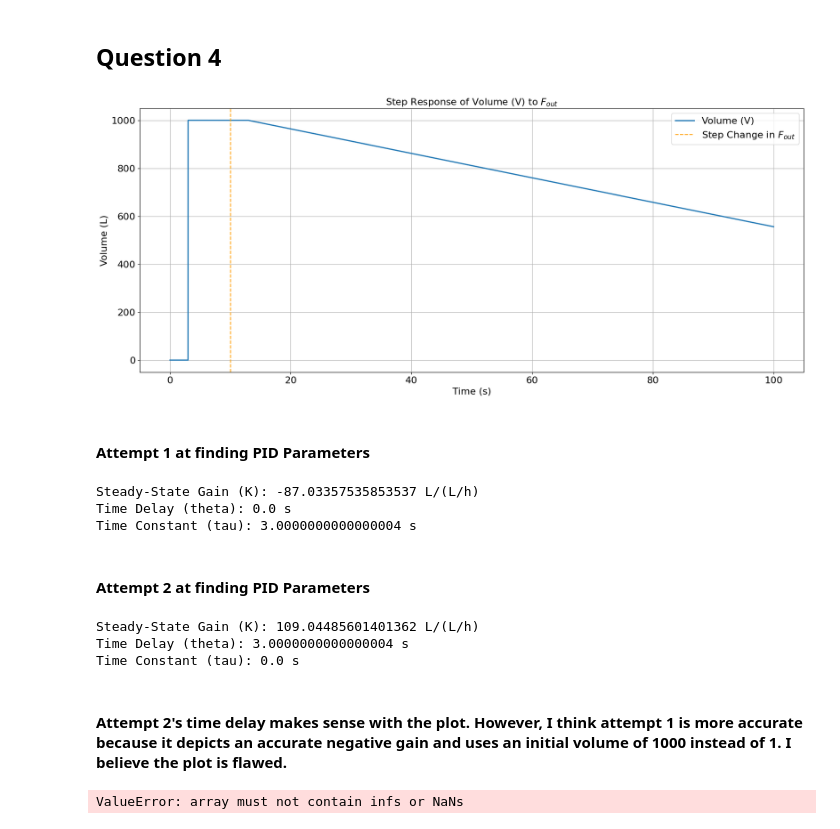
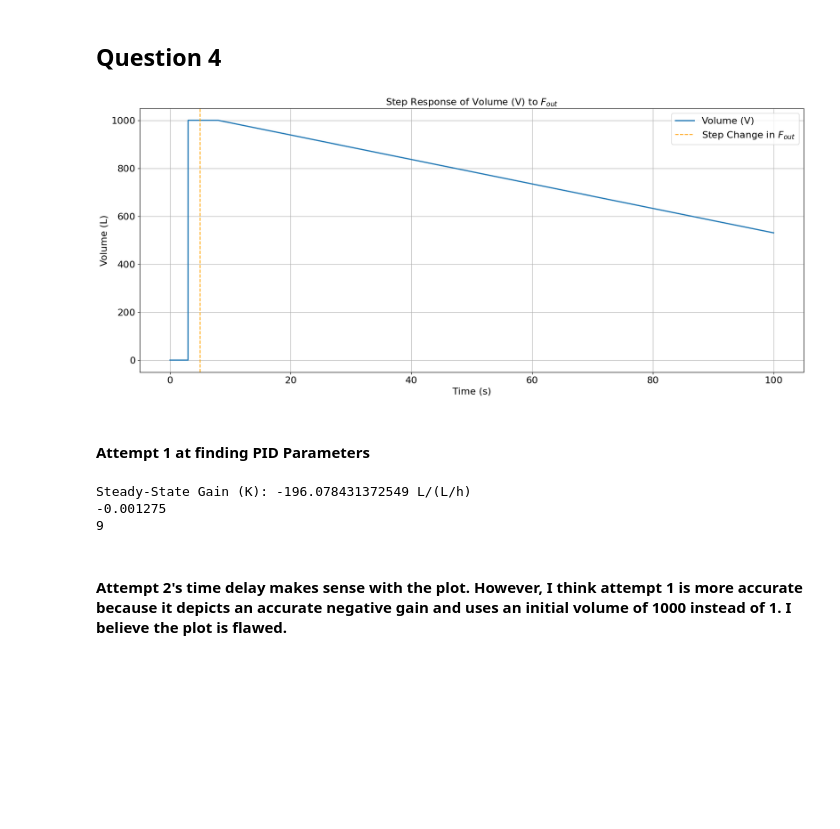
Before and after one commit to rahilisashaik/cbe_162, a Jupyter notebook: project/162_project.ipynb, the cells around one changed output. Drawn from its saved outputs; the diff is of its cells as text; code cells hidden in the pictures; blank space fills up the shorter version.

```diff
--- a/project/162_project.ipynb
+++ b/project/162_project.ipynb
@@ -364,7 +364,8 @@ Percent change in C_P for disturbance in T (-2°C): 0.53%
 # %% [markdown]
 ## Question 4
 # %%
-def dynamic_model_with_step(time, x0):
+step_index = 5
+def dynamic_model_with_step_Fe(time, x0):
     result_sp = set_point(time, x0)
     result = np.zeros((7, T_DELAY * (T_POINT - 1)))
 
@@ -376,7 +377,7 @@ def dynamic_model_with_step(time, x0):
         Vsp, Cxsp, Cpsp, Cssp, Co2sp, Tsp, Tagsp = current_output(i, result_sp)
 
         Fi = lambda t: 51
-        Fe = lambda t: 51 if t < 10 else 51 * 1.1
+        Fe = lambda t: 51 if t < step_index else 51 * 1.1
         T_in = lambda t: 25
         cS_in = lambda t: 60
         Fag = lambda t: 18
@@ -392,66 +393,50 @@ def current_output(time, result):
     return result[:, process_time:int((time + 1) * (T_POINT - 1) + 1)]
 
 t_final = 100
-t_step, result_step, result_sp_step = dynamic_model_with_step([0, t_final], x0)
+t_step, result_step, result_sp_step = dynamic_model_with_step_Fe([0, t_final], x0)
 V_step = result_step[0, :]
 # %%
 plt.figure(figsize=(20, 8))
 plt.plot(t_step, V_step, label="Volume (V)", linewidth=2)
-plt.axvline(10, color='orange', linestyle='--', label="Step Change in $F_{out}$")
+plt.axvline(step_index, color='orange', linestyle='--', label="Step Change in $F_{out}$")
 plt.title("Step Response of Volume (V) to $F_{out}$")
 plt.xlabel("Time (s)")
 plt.ylabel("Volume (L)")
 plt.legend()
 plt.grid(True)
 plt.show()
 # %% [output]
-[figure, old version]
+[figure, new version]
 # %% [markdown]
 #### Attempt 1 at finding PID Parameters
 # %%
 V_step = result_step[0, :]
 
 delta_F_out = 51 * 0.1
-delta_V = V_step[-1] - 1000
+delta_V = -1000
 K = delta_V / delta_F_out
+tauc = theta = 3
 
-target_value = 1000 + 0.63 * delta_V
-time_to_63 = t_step[np.where(V_step >= target_value)[0][0]]
+# target_value = 1000 + 0.63 * delta_V
+# time_to_63 = t_step[np.where(V_step >= target_value)[0][0]]
 
-threshold = 0.01 * delta_V
-time_delay_index = np.where(V_step > V_step[0] + threshold)[0][0]
-time_delay = t_step[time_delay_index]
+# threshold = 0.01 * delta_V
+# time_delay_index = np.where(V_step > V_step[0] + threshold)[0][0]
+# time_delay = t_step[time_delay_index]
 
 print(f"Steady-State Gain (K): {K} L/(L/h)")
-print(f"Time Delay (theta): {time_delay} s")
-print(f"Time Constant (tau): {time_to_63 - time_delay} s")
+# print(f"Time Delay (theta): {time_delay} s")
+# print(f"Time Constant (tau): {time_to_63 - time_delay} s")
+
+# we set time constant (tau, lambda) equal to time delay via ziegler-nichols method
+kc = (2* tauc + theta) / (K * (tauc + theta) ** 2)
+print(kc)
+tau_i = 2* tauc + theta
+print(tau_i)
 # %% [output]
-Steady-State Gain (K): -87.03357535853537 L/(L/h)
-Time Delay (theta): 0.0 s
-Time Constant (tau): 3.0000000000000004 s
+Steady-State Gain (K): -196.078431372549 L/(L/h)
+-0.001275
+9
-# %% [markdown]
-#### Attempt 2 at finding PID Parameters
-# %%
-V_step = result_step[0, :]
-
-delta_F_out = 51 * 0.1
-delta_V = V_step[-1] - V_step[0]
-K = delta_V / delta_F_out
-
-target_value = V_step[0] + 0.63 * delta_V
-time_to_63 = t_step[np.where(V_step >= target_value)[0][0]]
-
-threshold = 0.01 * delta_V
-time_delay_index = np.where(V_step > V_step[0] + threshold)[0][0]
-time_delay = t_step[time_delay_index]
-
-print(f"Steady-State Gain (K): {K} L/(L/h)")
-print(f"Time Delay (theta): {time_delay} s")
-print(f"Time Constant (tau): {time_to_63 - time_delay} s")
-# %% [output]
-Steady-State Gain (K): 109.04485601401362 L/(L/h)
-Time Delay (theta): 3.0000000000000004 s
-Time Constant (tau): 0.0 s
 # %% [markdown]
 #### Attempt 2's time delay makes sense with the plot. However, I think attempt 1 is more accurate because it depicts an accurate negative gain and uses an initial volume of 1000 instead of 1. I believe the plot is flawed.
 # %%
@@ -493,11 +487,9 @@ def dynamic_model_with_PI(time, x0):
     t = np.linspace(time[0], time[1], (time[1] - time[0]) * (T_POINT - 1) + 1)
     return t, result
 # %%
-t_final = 100
+t_final = 2000
 t_PI, result_PI = dynamic_model_with_PI([0, t_final], x0)
 
 V_PI = result_PI[0, :]
 F_out_PI = F_out0 + Kp * (V_SP - V_PI) + Ki * np.cumsum(V_SP - V_PI) * (t_PI[1] - t_PI[0])
-# %% [output]
-ValueError: array must not contain infs or NaNs
 # %%
```
Also changed, not shown: parts of 11 cells of this notebook.
